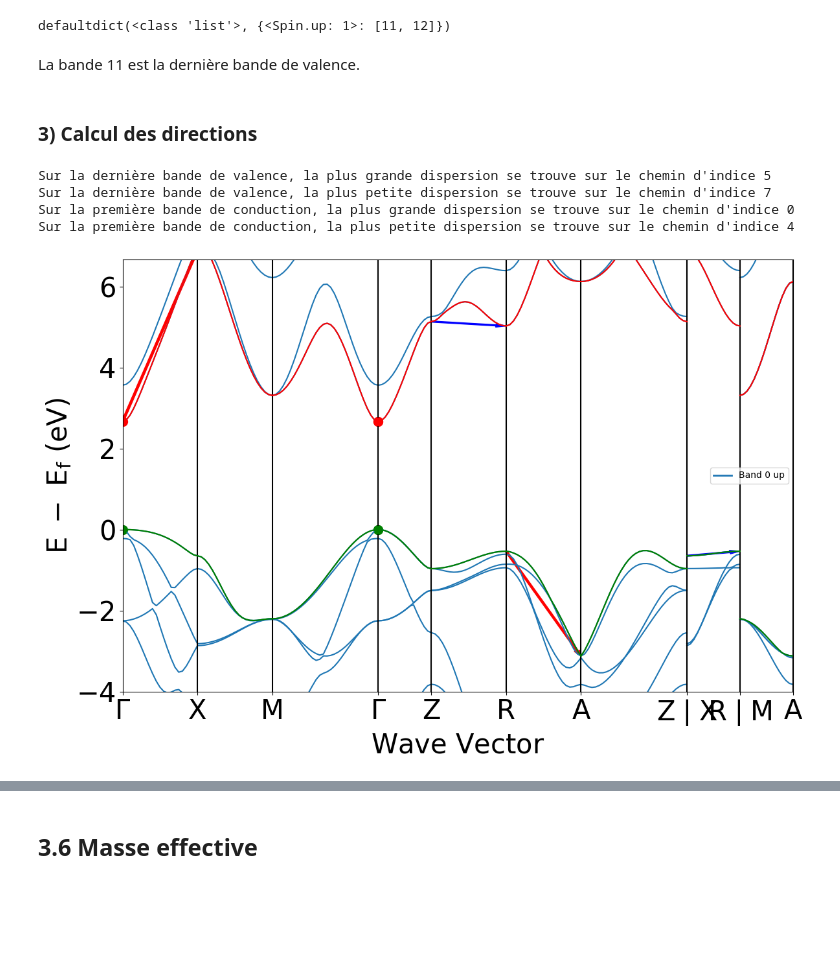
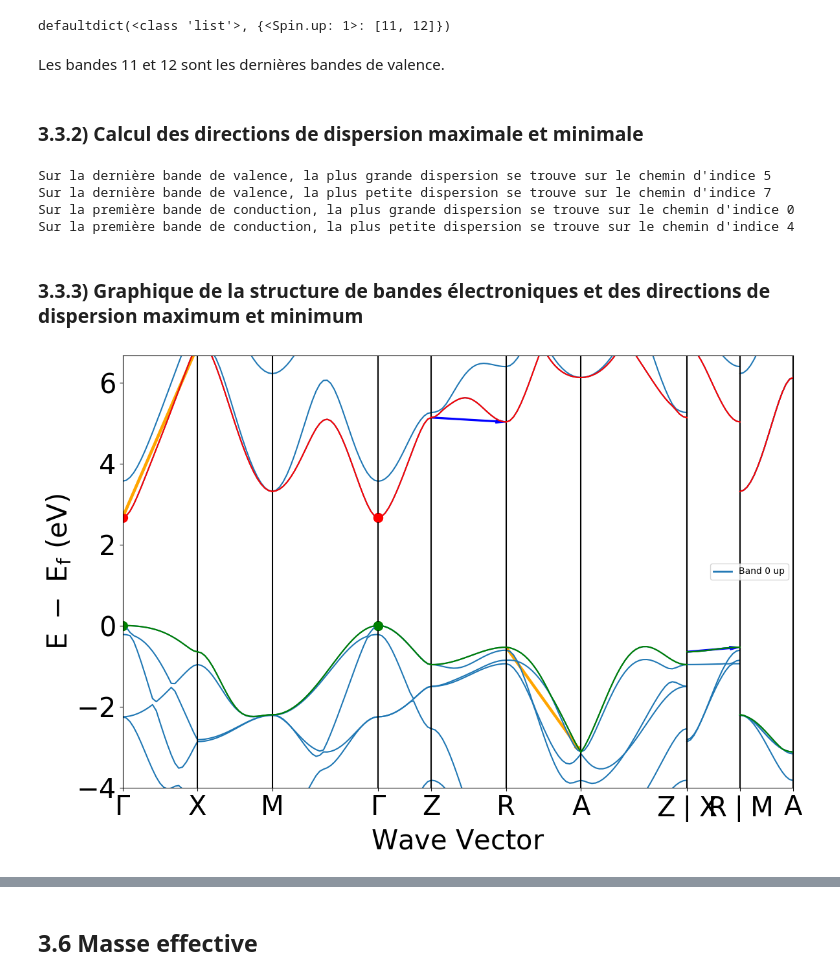
Before and after one commit to MariaOliviaB/Projet-FYKI, a Jupyter notebook: el_bands.ipynb, the cells around one changed output, grey strips where cells are left out. Cells and saved outputs as stored; diff of their text form; code cells hidden in the pictures; blank space fills up the shorter version.

```diff
--- a/el_bands.ipynb
+++ b/el_bands.ipynb
@@ -94,9 +111,9 @@ print(vbm["band_index"])
 # %% [output]
 defaultdict(<class 'list'>, {<Spin.up: 1>: [11, 12]})
 # %% [markdown]
-La bande 11 est la dernière bande de valence.
+Les bandes 11 et 12 sont les dernières bandes de valence.
 # %% [markdown]
-### 3) Calcul des directions
+### 3.3.2) Calcul des directions de dispersion maximale et minimale
 # %%
 distances = data['distances']
 energy = data['energy']
@@ -133,6 +150,8 @@ Sur la dernière bande de valence, la plus grande dispersion se trouve sur le ch
 Sur la dernière bande de valence, la plus petite dispersion se trouve sur le chemin d'indice 7
 Sur la première bande de conduction, la plus grande dispersion se trouve sur le chemin d'indice 0
 Sur la première bande de conduction, la plus petite dispersion se trouve sur le chemin d'indice 4
+# %% [markdown]
+### 3.3.3) Graphique de la structure de bandes électroniques et des directions de dispersion maximum et minimum
 # %%
 plot_bandstructure.get_plot(vbm_cbm_marker=True)
 
@@ -164,35 +183,34 @@ plt.arrow(distances[Valence_min][0],
     length_includes_head=True,
     color='blue')
 
-
 # Bande de valence avec la plus grande dispertion
 plt.arrow(distances[Valence_max][0],
     energy['1'][Valence_max][vbm_band_index][0],
     distances[Valence_max][-1] - distances[Valence_max][0],
     energy['1'][Valence_max][vbm_band_index][-1] - energy['1'][Valence_max][vbm_band_index][0],
     width=0.03,
     length_includes_head=True,
-    color='red')
+    color='orange')
 
 # Bande de conduction avec la plus petite dispertion
 plt.arrow(distances[Cond_min][0],
     energy['1'][Cond_min][cbm_band_index][0],
     distances[Cond_min][-1] - distances[Cond_min][0],
     energy['1'][Cond_min][cbm_band_index][-1] - energy['1'][Cond_min][cbm_band_index][0],
     width=0.03,
     length_includes_head=True,
     color='blue')
 
 # Bande de conduction avec la plus grande dispertion
 plt.arrow(distances[Cond_max][0],
     energy['1'][Cond_max][cbm_band_index][0],
     distances[Cond_max][-1] - distances[Cond_max][0],
     energy['1'][Cond_max][cbm_band_index][-1] - energy['1'][Cond_max][cbm_band_index][0],
     width=0.03,
     length_includes_head=True,
-    color='red')
+    color='orange')
 
 
 plt.show()
 # %% [output]
-[figure, old version]
+[figure, new version]
```
Also changed, not shown: parts of 9 cells of this notebook, 1 other file.
